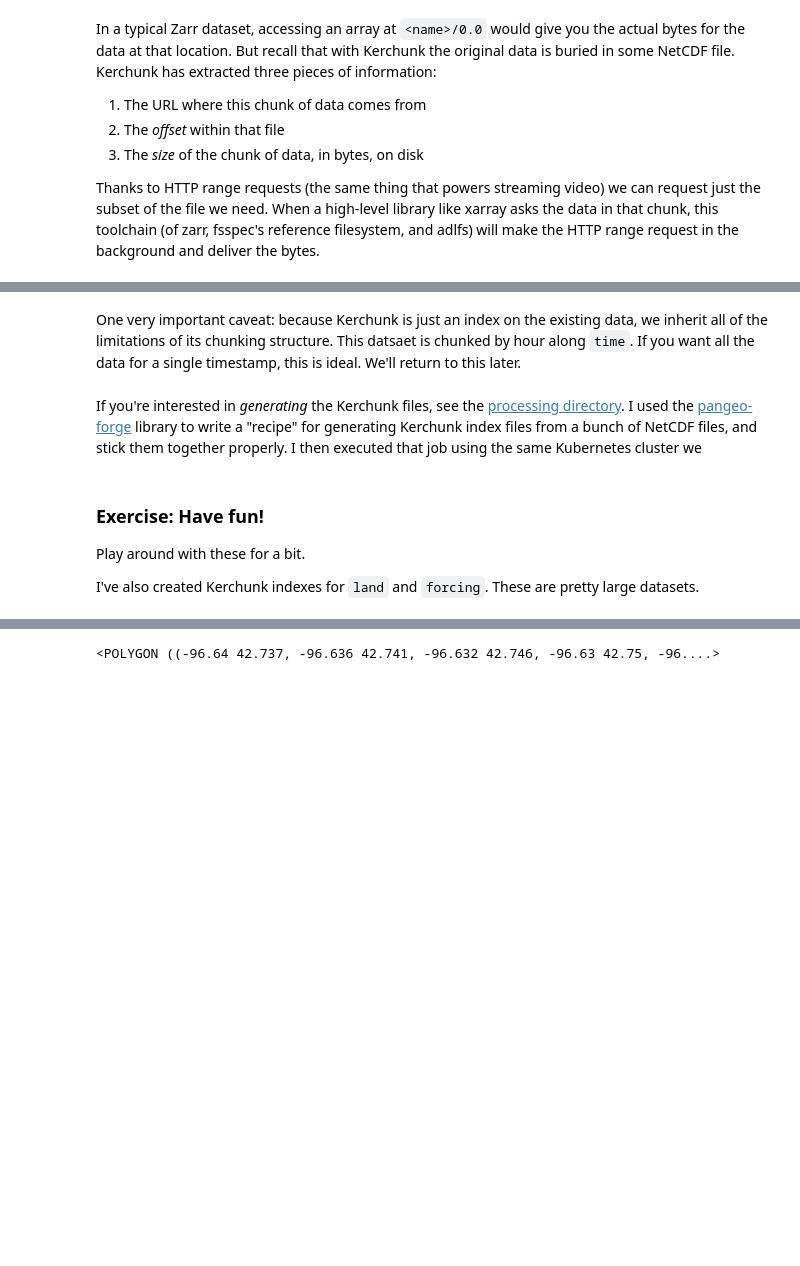
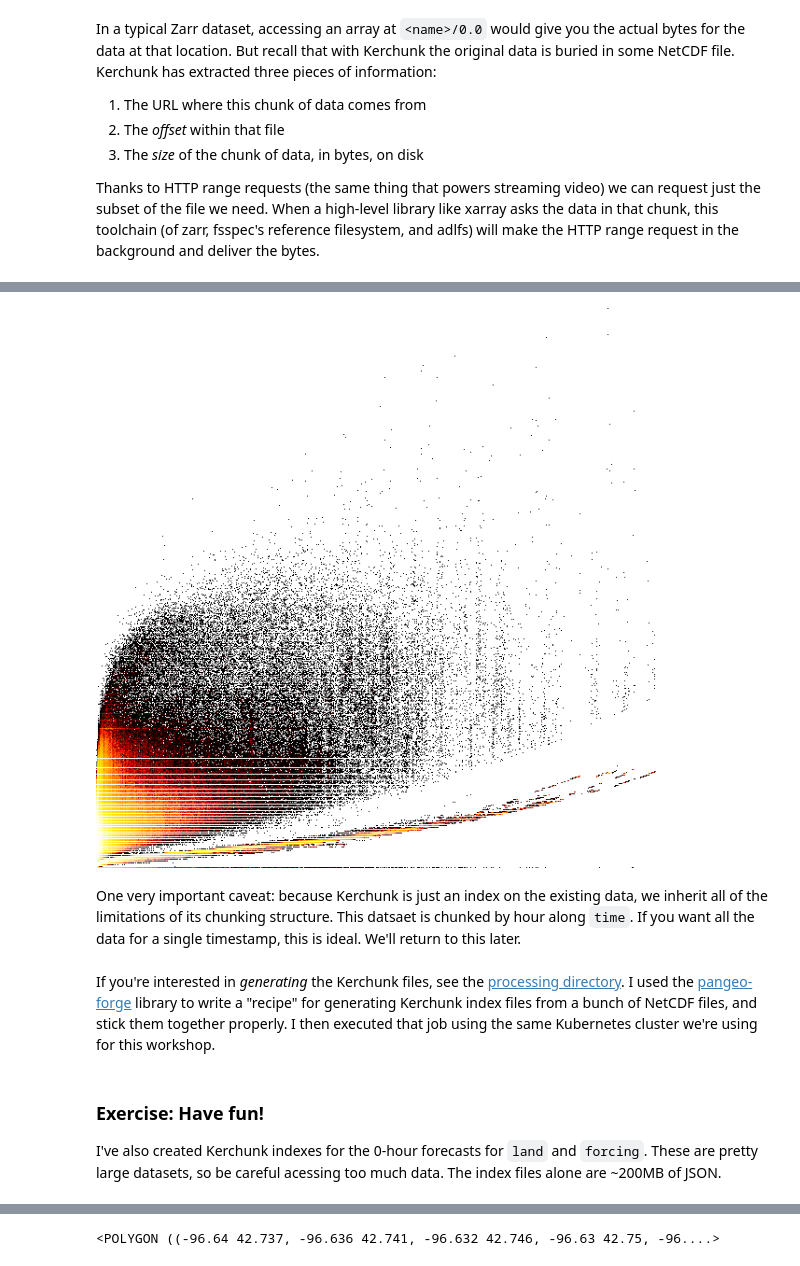
Before and after one commit to TomAugspurger/noaa-nwm, a Jupyter notebook: content/03-using-kerchunk.ipynb, the cells around one changed output, grey strips where cells are left out. Drawn from its saved outputs; the diff is of its cells as text; code cells hidden in the pictures; blank space fills up the shorter version.

```diff
--- a/content/03-using-kerchunk.ipynb
+++ b/content/03-using-kerchunk.ipynb
@@ -119,13 +119,22 @@ sns.displot(chunk[chunk > 0], log_scale=True);
+# %%
+import datashader
+import colorcet
+import numpy as np
+
+cvs = datashader.Canvas(plot_width=600, plot_height=600)
+agg = cvs.points(np.log1p(df[["streamflow", "velocity"]]), "streamflow", "velocity")
+img = datashader.tf.shade(agg, cmap=colorcet.fire)
+img
+# %% [output]
+[figure, added]
 # %% [markdown]
 One very important caveat: because Kerchunk is just an index on the existing data, we inherit all of the limitations of its chunking structure. This datsaet is chunked by hour along `time`. If you want all the data for a single timestamp, this is ideal. We'll return to this later.
 # %% [markdown]
-If you're interested in *generating* the Kerchunk files, see the [processing directory](https://github.com/TomAugspurger/noaa-nwm/tree/main/processing). I used the [pangeo-forge](https://pangeo-forge.org/) library to write a "recipe" for generating Kerchunk index files from a bunch of NetCDF files, and stick them together properly. I then executed that job using the same Kubernetes cluster we
+If you're interested in *generating* the Kerchunk files, see the [processing directory](https://github.com/TomAugspurger/noaa-nwm/tree/main/processing). I used the [pangeo-forge](https://pangeo-forge.org/) library to write a "recipe" for generating Kerchunk index files from a bunch of NetCDF files, and stick them together properly. I then executed that job using the same Kubernetes cluster we're using for this workshop.
 # %% [markdown]
 ### Exercise: Have fun!
 
-Play around with these for a bit.
-
-I've also created Kerchunk indexes for `land` and `forcing`. These are pretty large datasets.
+I've also created Kerchunk indexes for the 0-hour forecasts for `land` and `forcing`. These are pretty large datasets, so be careful acessing too much data. The index files alone are ~200MB of JSON.
 # %%
 %%time
 fo = requests.get(
```
Also changed, not shown: parts of 14 cells of this notebook, 4 other files.
